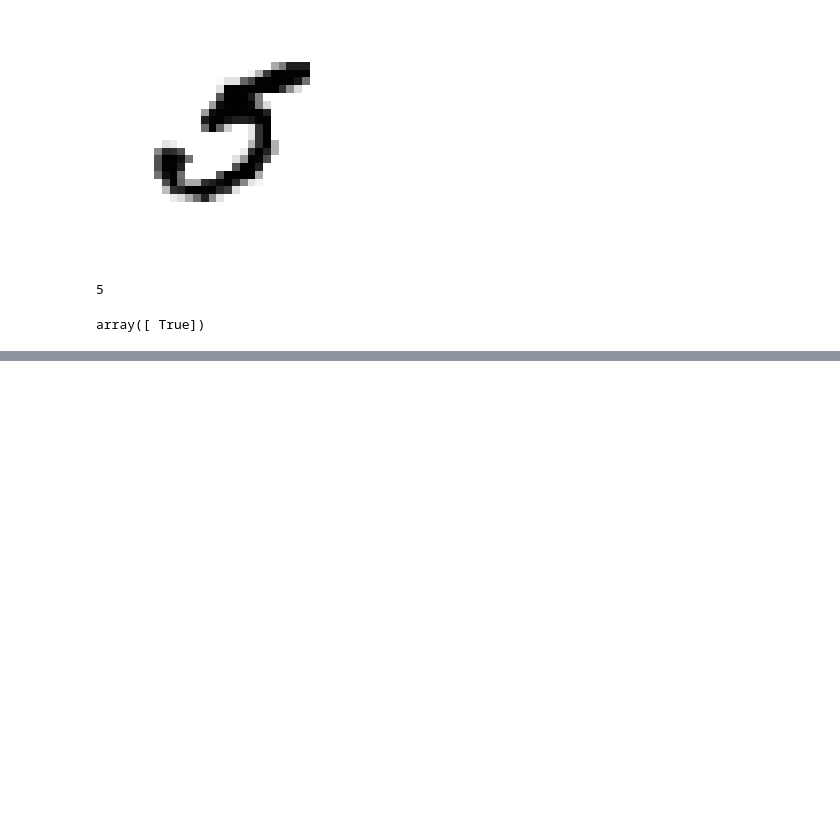
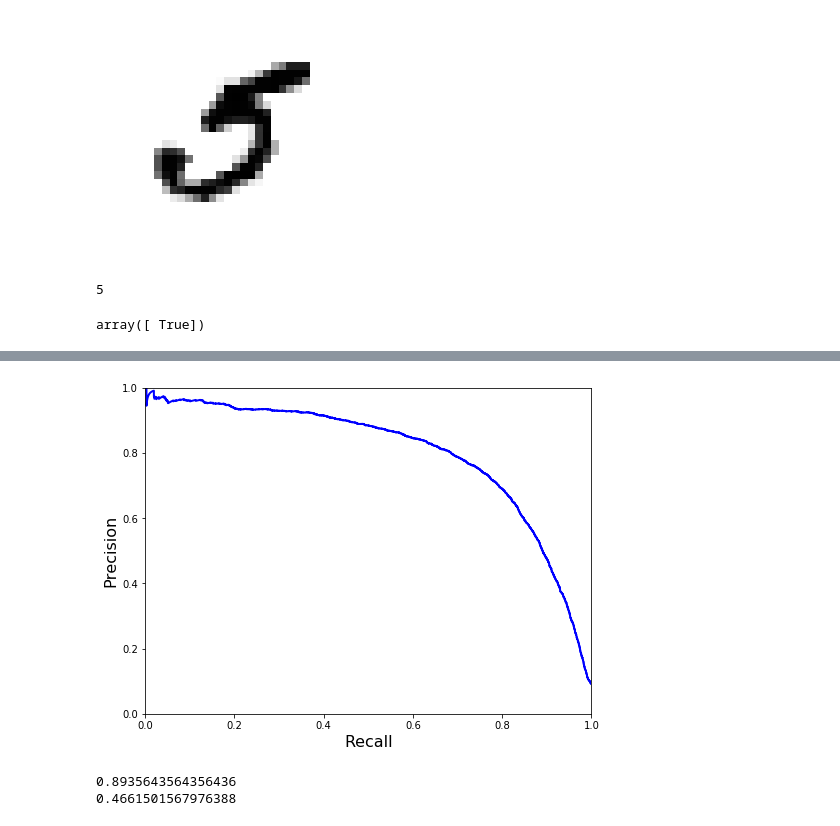
Before and after one commit to marcospm92/Hands-on-Machine-Learning-with-ScikitLearn-and-Tensorflow, a Jupyter notebook: MNIST.ipynb, the cells around one changed output, grey strips where cells are left out. Drawn from its saved outputs; the diff is of its cells as text; code cells hidden in the pictures; blank space fills up the shorter version.

```diff
--- a/MNIST.ipynb
+++ b/MNIST.ipynb
@@ -140,0 +257,27 @@ array([0.96025, 0.8396 , 0.85925])
+# %%
+# Otra ayuda puede ser representar precision vs recall (PR)
+
+def plot_precision_vs_recall(precisions, recalls):
+    plt.plot(recalls, precisions, "b-", linewidth=2)
+    plt.xlabel("Recall", fontsize=16)
+    plt.ylabel("Precision", fontsize=16)
+    plt.axis([0, 1, 0, 1])
+
+plt.figure(figsize=(8, 6))
+plot_precision_vs_recall(precisions, recalls)
+plt.show()
+
+# Vemos una caida abrupta en torno al 80% de recall.
+# Un buen clasificador tendrá esta curva lo más pegado posible arriba a la derecha.
+# %% [output]
+[figure, added]
+# %%
+# Supongamos que decidimos un 90% de precision. Haciendo zoom en el primer plot veriamos que le corresponde un
+# umbral de aproximadamente 200000. Hagamos predicciones de otra forma, sin usar predict().
+
+y_train_pred_90 = (y_scores > 200000)
+print(precision_score(y_train_5, y_train_pred_90))
+print(recall_score(y_train_5, y_train_pred_90))
+# %% [output]
+0.8935643564356436
+0.4661501567976388
```
Also changed, not shown: parts of 13 cells of this notebook.
